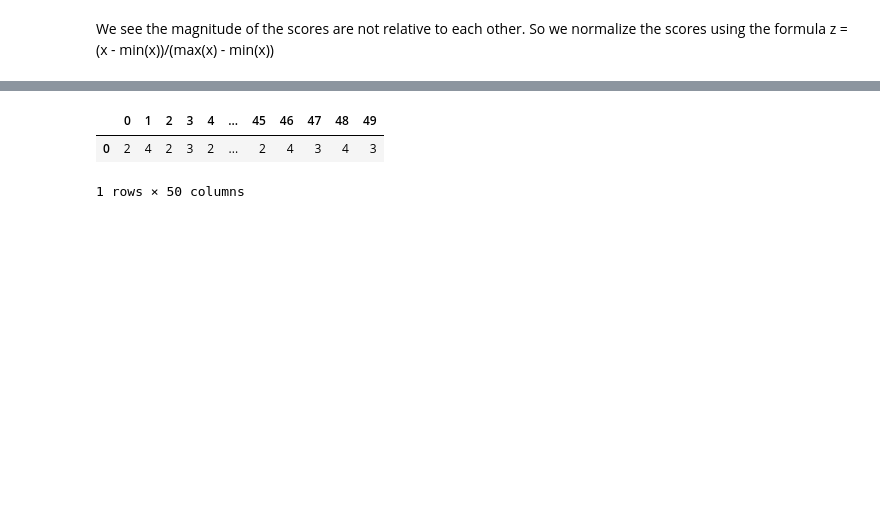
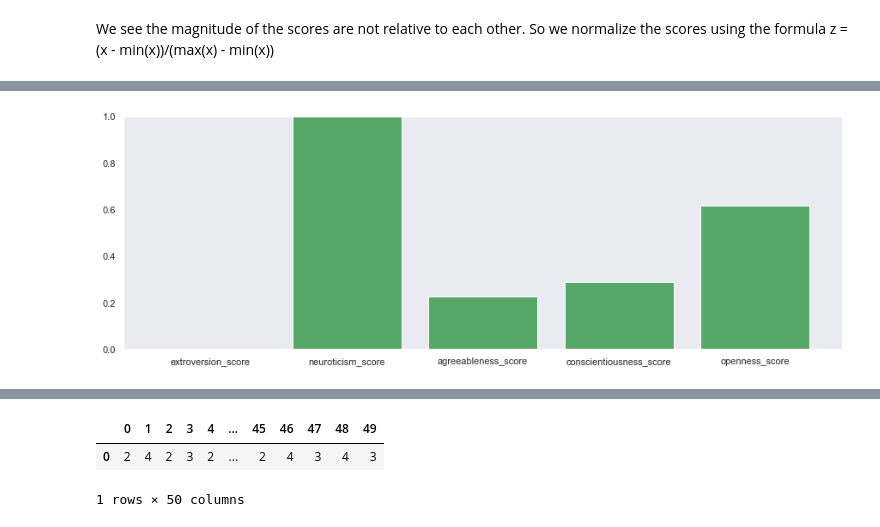
Before and after one commit to ManassaVarshni/Personality_Classification, a Jupyter notebook: Personality_system.ipynb, the cells around one changed output, grey strips where cells are left out. Saved outputs shown, nothing was run; the diff lists cells and outputs as text; code cells hidden in the pictures; blank space fills up the shorter version.

```diff
--- a/Personality_system.ipynb
+++ b/Personality_system.ipynb
@@ -382,0 +389,8 @@ score_plot_generation('one')
+# %%
+fig = plt.figure(figsize=(15,5))
+plt.ylim(0, 1)
+plt.bar(list(normalized_all_types_scores['two'].keys()), normalized_all_types_scores['two'].values(), color='g')
+fig.show()
+fig.savefig('static/two.png')
+# %% [output]
+[figure, added]
```
Also changed, not shown: parts of 23 cells of this notebook, 23 other files.
